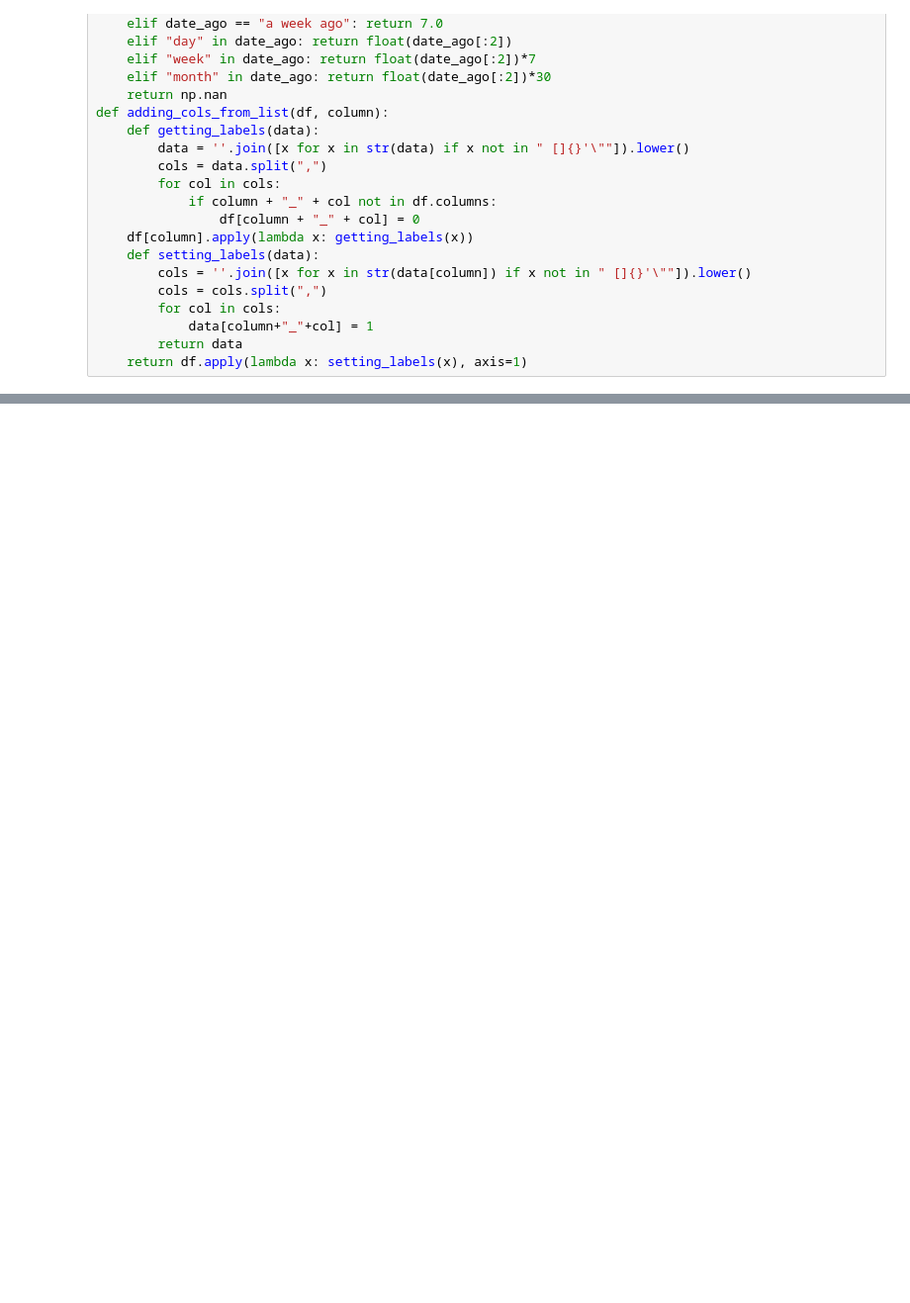
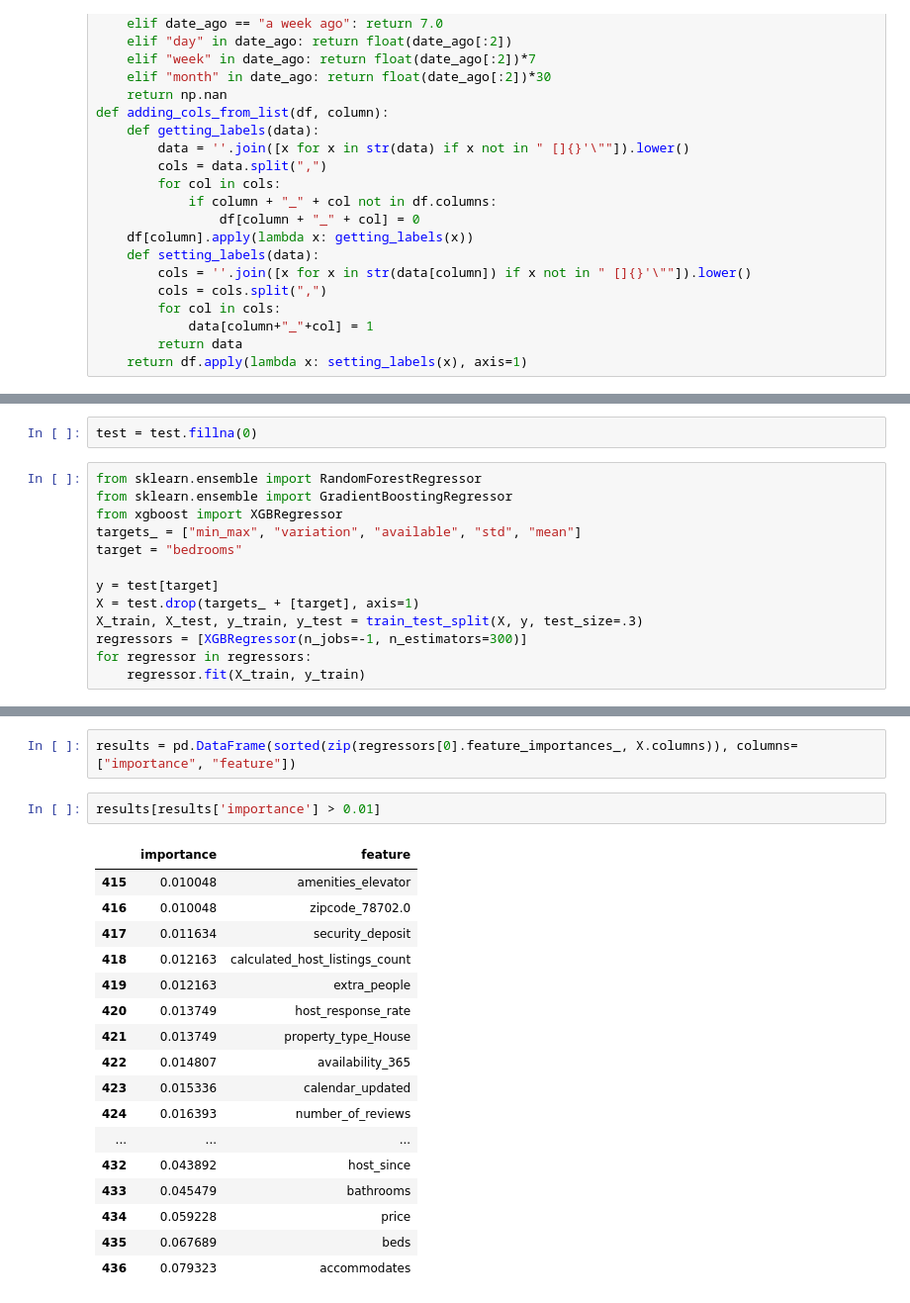
Before and after one commit to javierivanov/airbnbDSND, a Jupyter notebook: Airbnb_second_exploration.ipynb, the cells around one changed output, grey strips where cells are left out. Shown at 99% size. Saved outputs shown, nothing was run; the diff lists cells and outputs as text; blank space fills up the shorter version.

```diff
--- a/Airbnb_second_exploration.ipynb
+++ b/Airbnb_second_exploration.ipynb
@@ -708,0 +718,15 @@ for l in lists_set:
+# %%
+test = test.fillna(0)
+# %%
+from sklearn.ensemble import RandomForestRegressor
+from sklearn.ensemble import GradientBoostingRegressor
+from xgboost import XGBRegressor
+targets_ = ["min_max", "variation", "available", "std", "mean"]
+target = "bedrooms"
+
+y = test[target]
+X = test.drop(targets_ + [target], axis=1)
+X_train, X_test, y_train, y_test = train_test_split(X, y, test_size=.3)
+regressors = [XGBRegressor(n_jobs=-1, n_estimators=300)]
+for regressor in regressors:
+    regressor.fit(X_train, y_train)
@@ -708,0 +755,22 @@ for l in lists_set:
+# %%
+results = pd.DataFrame(sorted(zip(regressors[0].feature_importances_, X.columns)), columns=["importance", "feature"])
+# %%
+results[results['importance'] > 0.01]
+# %% [output]
+|  | importance | feature |
+| 415 | 0.010048 | amenities_elevator |
+| 416 | 0.010048 | zipcode_78702.0 |
+| 417 | 0.011634 | security_deposit |
+| 418 | 0.012163 | calculated_host_listings_count |
+| 419 | 0.012163 | extra_people |
+| 420 | 0.013749 | host_response_rate |
+| 421 | 0.013749 | property_type_House |
+| 422 | 0.014807 | availability_365 |
+| 423 | 0.015336 | calendar_updated |
+| 424 | 0.016393 | number_of_reviews |
+| ... | ... | ... |
+| 432 | 0.043892 | host_since |
+| 433 | 0.045479 | bathrooms |
+| 434 | 0.059228 | price |
+| 435 | 0.067689 | beds |
+| 436 | 0.079323 | accommodates |
```
Also changed, not shown: parts of 10 cells of this notebook.
